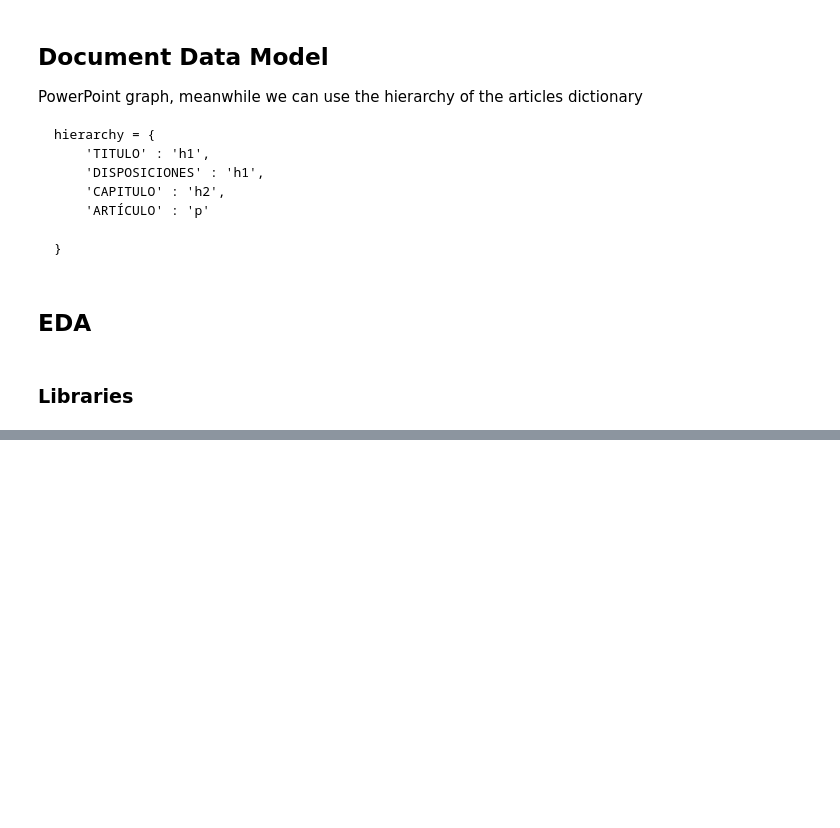
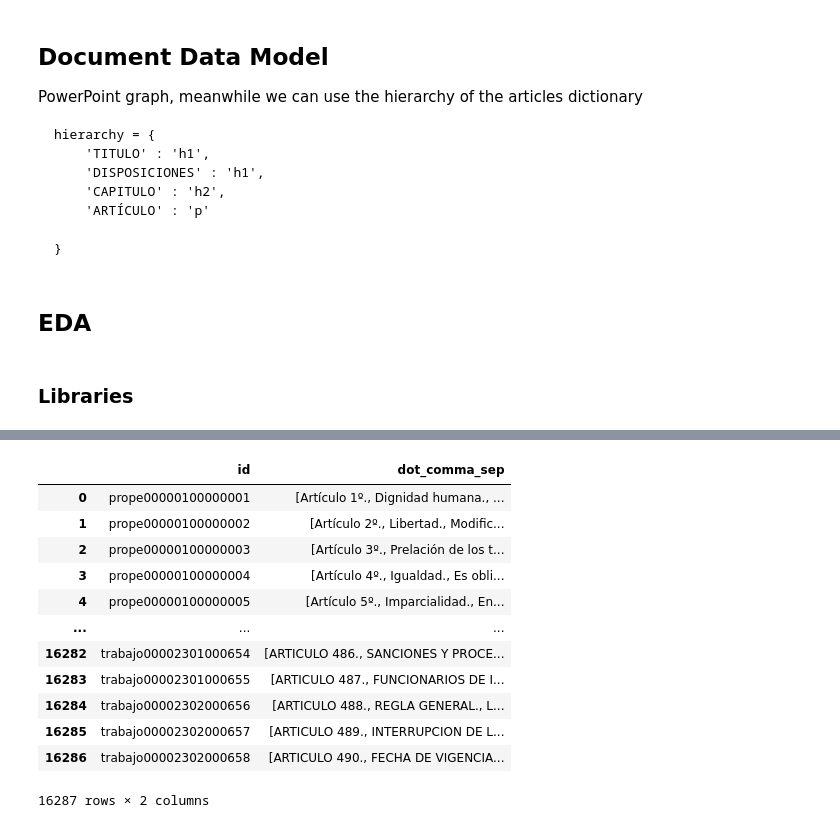
Before and after one commit to Edward-TL/LegalSearcher, a Jupyter notebook: SentenceEncoder/Embedds_TF2.ipynb, the cells around one changed output, grey strips where cells are left out. Cells and saved outputs as stored; diff of their text form; code cells hidden in the pictures; blank space fills up the shorter version.

```diff
--- a/SentenceEncoder/Embedds_TF2.ipynb
+++ b/SentenceEncoder/Embedds_TF2.ipynb
@@ -60,0 +85,41 @@ df.head()
+# %%
+
+
+codes_folder = "../ReadFiles/Embeddings"
+codes_path = os.path.abspath(codes_folder)
+toLoad_entries = os.listdir(codes_path)
+df = 0
+total = len(toLoad_entries)
+
+main_df = None
+col_delimeter = ' = | = '
+for entry in toLoad_entries:
+    df += 1
+    # print(df, 'loading:', entry, end=col_delimeter)
+
+    entry_path = os.path.join(codes_folder, entry)
+    new_df = pd.read_json(entry_path)
+    # print('DF shape:', new_df.shape, end=col_delimeter)
+    new_df = new_df[['id','dot_comma_sep']]
+
+    if df == 1:
+        main_df = new_df
+    else:
+        main_df = main_df.append(new_df, ignore_index=True)
+        # print('NEW DF shape:', main_df.shape)
+
+main_df
+# %% [output]
+|  | id | dot_comma_sep |
+| 0 | prope00000100000001 | [Artículo 1º., Dignidad humana., ... |
+| 1 | prope00000100000002 | [Artículo 2º., Libertad., Modific... |
+| 2 | prope00000100000003 | [Artículo 3º., Prelación de los t... |
+| 3 | prope00000100000004 | [Artículo 4º., Igualdad., Es obli... |
+| 4 | prope00000100000005 | [Artículo 5º., Imparcialidad., En... |
+| ... | ... | ... |
+| 16282 | trabajo00002301000654 | [ARTICULO 486., SANCIONES Y PROCE... |
+| 16283 | trabajo00002301000655 | [ARTICULO 487., FUNCIONARIOS DE I... |
+| 16284 | trabajo00002302000656 | [ARTICULO 488., REGLA GENERAL., L... |
+| 16285 | trabajo00002302000657 | [ARTICULO 489., INTERRUPCION DE L... |
+| 16286 | trabajo00002302000658 | [ARTICULO 490., FECHA DE VIGENCIA... |
+16287 rows × 2 columns
```
Also changed, not shown: parts of 9 cells of this notebook.
